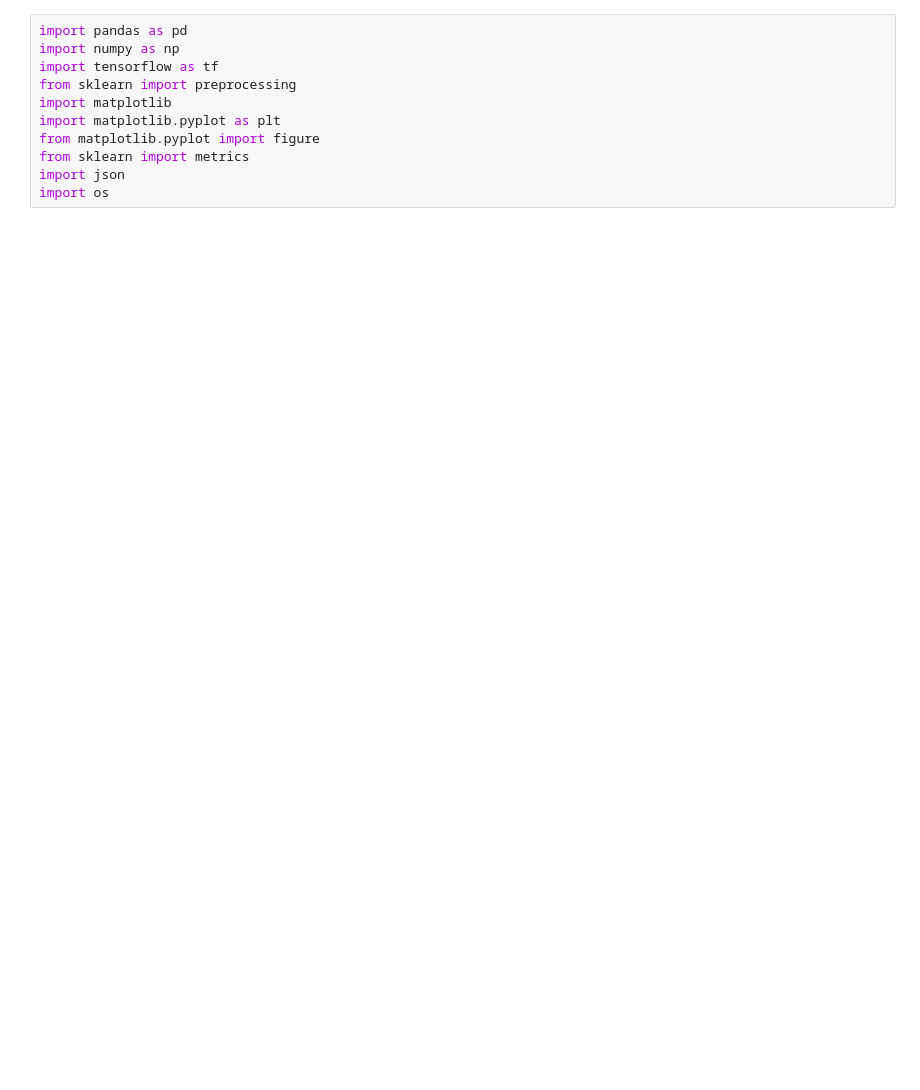
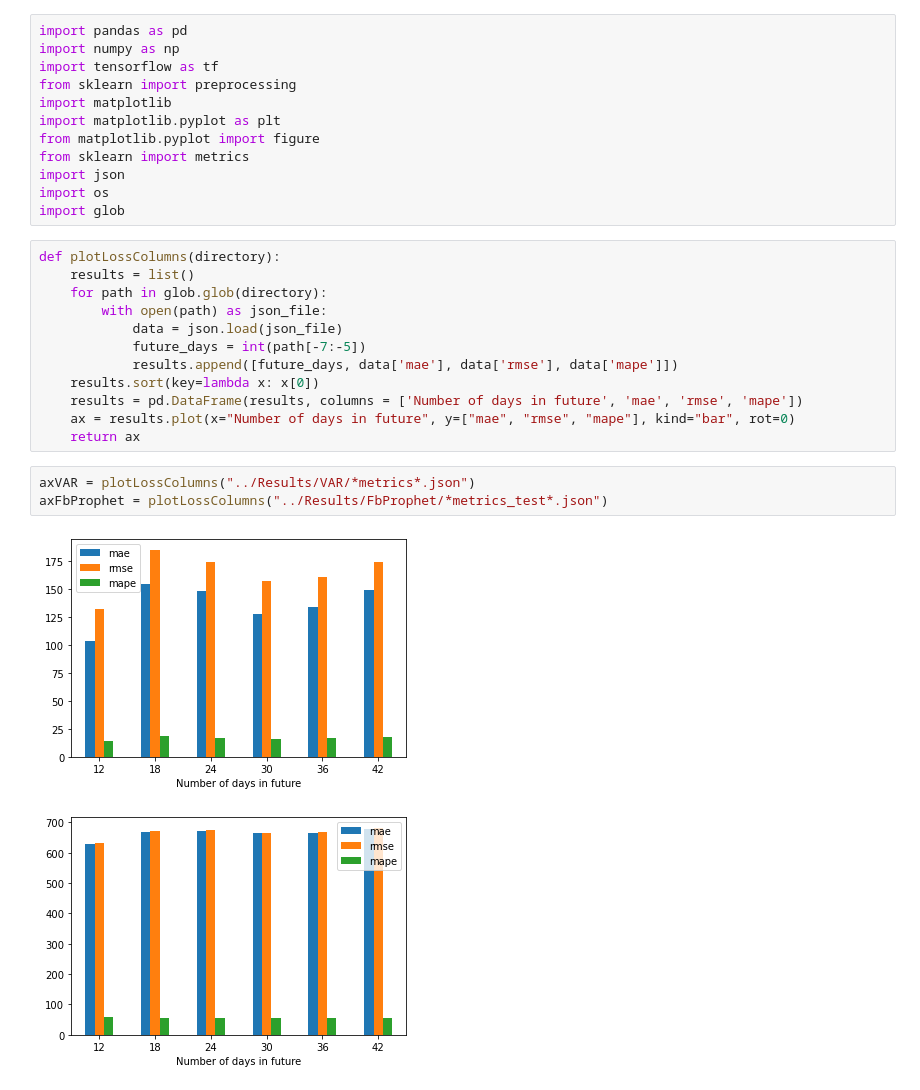
Before and after one commit to Tahuubinh/DL_HUST_Project, a Jupyter notebook: Code/Result_visualization.ipynb, the cells around one changed output. Drawn from its saved outputs; the diff is of its cells as text; blank space fills up the shorter version.

Commit message:
VAR visualization

```diff
--- a/Code/Result_visualization.ipynb
+++ b/Code/Result_visualization.ipynb
@@ -9,3 +9,22 @@ from matplotlib.pyplot import figure
 from sklearn import metrics
 import json
 import os
+import glob
+# %%
+def plotLossColumns(directory):
+    results = list()
+    for path in glob.glob(directory):
+        with open(path) as json_file:
+            data = json.load(json_file)
+            future_days = int(path[-7:-5])
+            results.append([future_days, data['mae'], data['rmse'], data['mape']])
+    results.sort(key=lambda x: x[0])
+    results = pd.DataFrame(results, columns = ['Number of days in future', 'mae', 'rmse', 'mape'])
+    ax = results.plot(x="Number of days in future", y=["mae", "rmse", "mape"], kind="bar", rot=0)
+    return ax
+# %%
+axVAR = plotLossColumns("../Results/VAR/*metrics*.json")
+axFbProphet = plotLossColumns("../Results/FbProphet/*metrics_test*.json")
+# %% [output]
+[figure, added]
+[figure, added]
```
Also changed, not shown: parts of 2 cells of this notebook.
